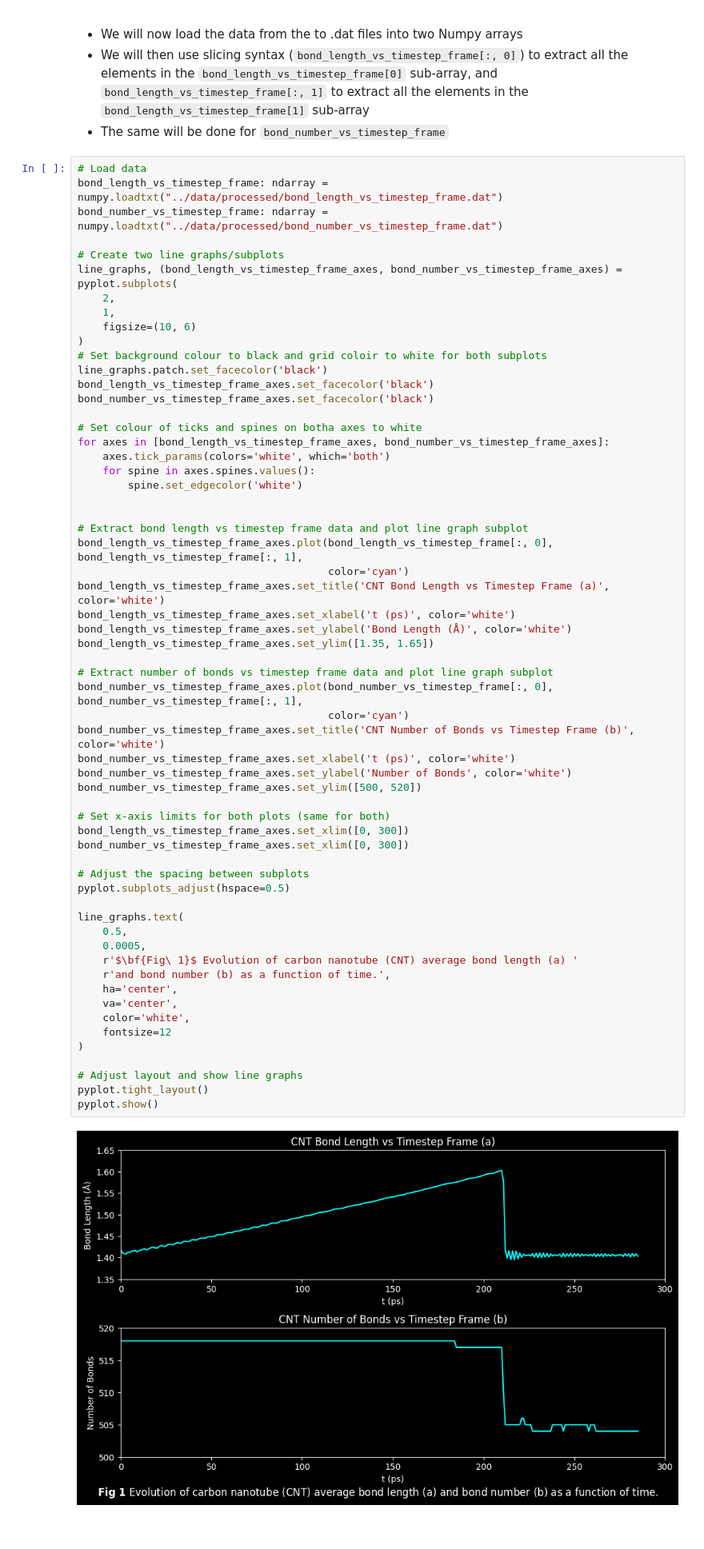
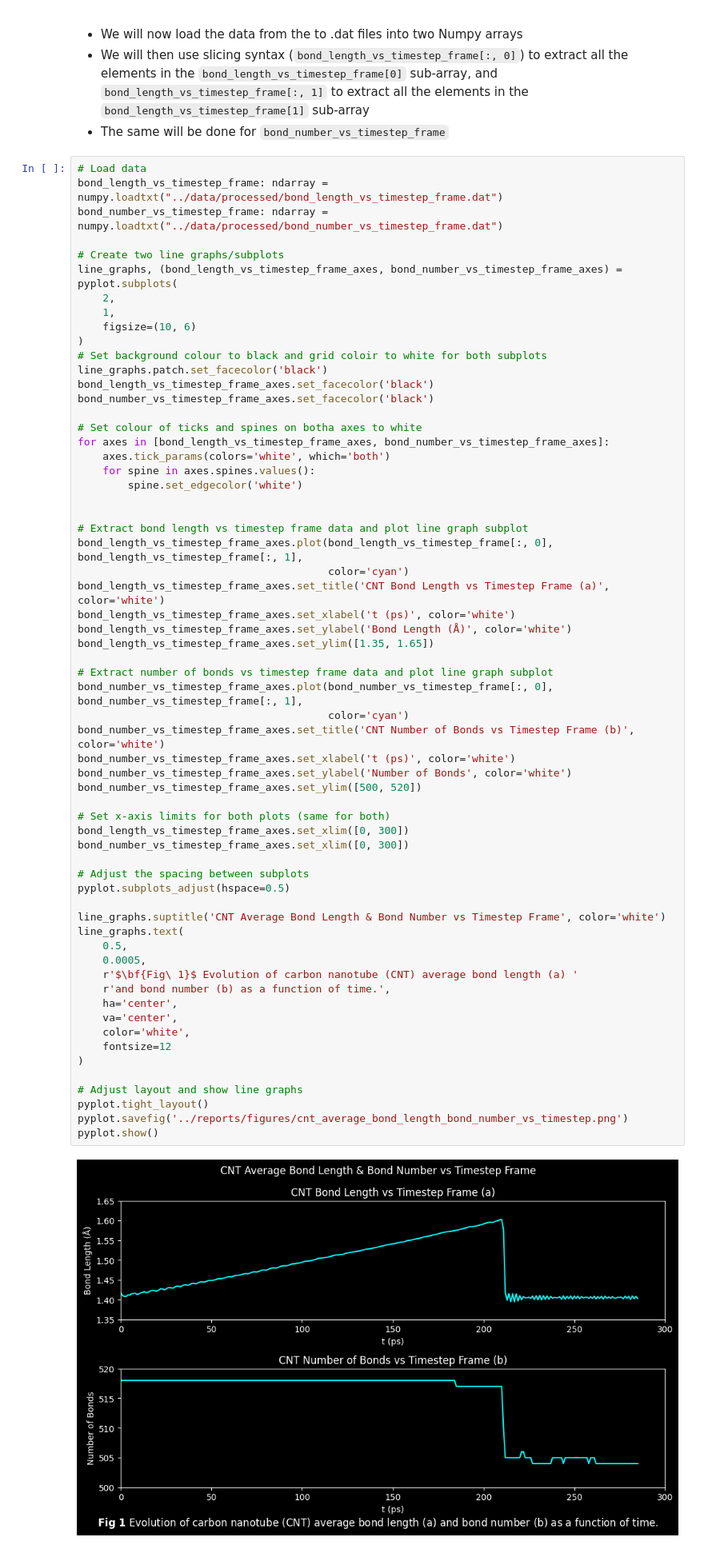
Before and after one commit to c-vandenberg/lammps-tutorials, a Jupyter notebook: simon-gravelle/md_analysis_tutorial/carbon_nanotube_deformation/cnt_breakable_bonds/notebooks/breakable_cnt_bond_count.ipynb, the cells around one changed output. Shown at 80% size. Saved outputs shown, nothing was run; the diff lists cells and outputs as text; blank space fills up the shorter version.

Commit message:
Add lines to save figures/graphs, create directories and generate figures/graphs

```diff
--- a/simon-gravelle/md_analysis_tutorial/carbon_nanotube_deformation/cnt_breakable_bonds/notebooks/breakable_cnt_bond_count.ipynb
+++ b/simon-gravelle/md_analysis_tutorial/carbon_nanotube_deformation/cnt_breakable_bonds/notebooks/breakable_cnt_bond_count.ipynb
@@ -161,34 +161,36 @@ bond_length_vs_timestep_frame_axes.set_ylim([1.35, 1.65])
 # Extract number of bonds vs timestep frame data and plot line graph subplot
 bond_number_vs_timestep_frame_axes.plot(bond_number_vs_timestep_frame[:, 0], bond_number_vs_timestep_frame[:, 1],
                                         color='cyan')
 bond_number_vs_timestep_frame_axes.set_title('CNT Number of Bonds vs Timestep Frame (b)', color='white')
 bond_number_vs_timestep_frame_axes.set_xlabel('t (ps)', color='white')
 bond_number_vs_timestep_frame_axes.set_ylabel('Number of Bonds', color='white')
 bond_number_vs_timestep_frame_axes.set_ylim([500, 520])
 
 # Set x-axis limits for both plots (same for both)
 bond_length_vs_timestep_frame_axes.set_xlim([0, 300])
 bond_number_vs_timestep_frame_axes.set_xlim([0, 300])
 
 # Adjust the spacing between subplots
 pyplot.subplots_adjust(hspace=0.5)
 
+line_graphs.suptitle('CNT Average Bond Length & Bond Number vs Timestep Frame', color='white')
 line_graphs.text(
     0.5,
     0.0005,
     r'$\bf{Fig\ 1}$ Evolution of carbon nanotube (CNT) average bond length (a) '
     r'and bond number (b) as a function of time.',
     ha='center',
     va='center',
     color='white',
     fontsize=12
 )
 
 # Adjust layout and show line graphs
 pyplot.tight_layout()
+pyplot.savefig('../reports/figures/cnt_average_bond_length_bond_number_vs_timestep.png')
 pyplot.show()
 # %% [output]
-[figure, old version]
+[figure, new version]
 # %% [markdown]
 # Extract bond length distributions data at beginning of simulation, and at maximum CNT deformation
 
```
Also changed, not shown: parts of 1 cell of this notebook, 5 other files.
